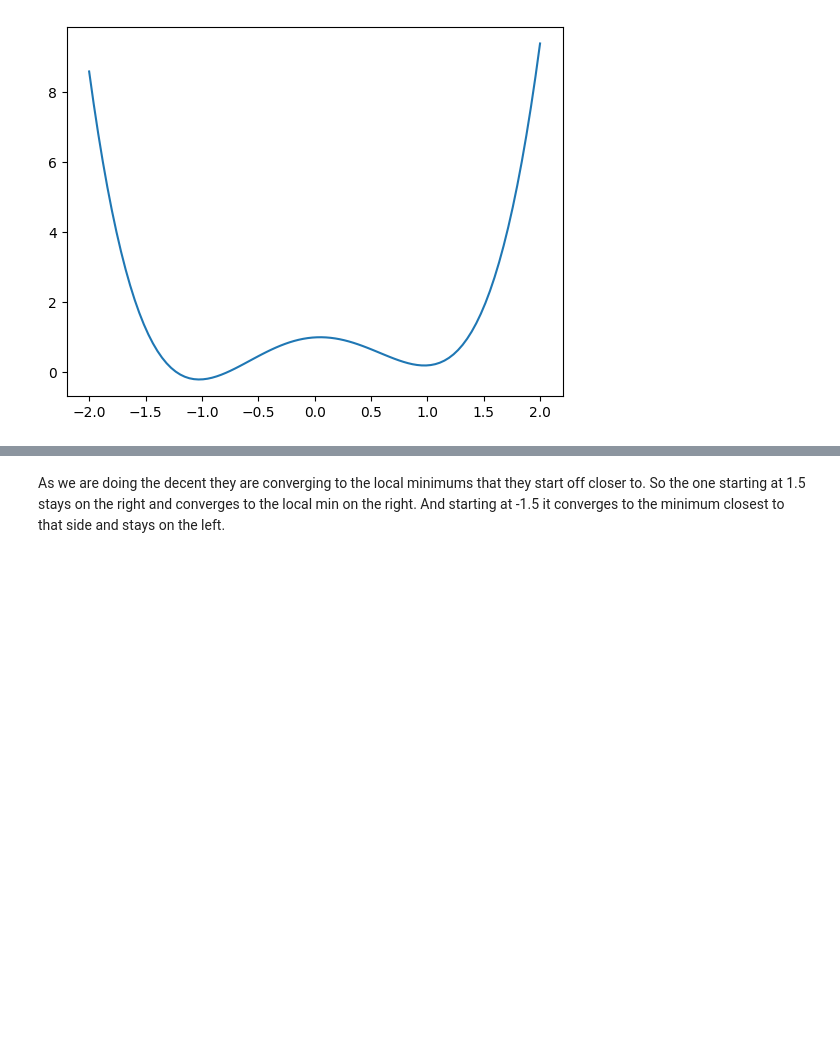
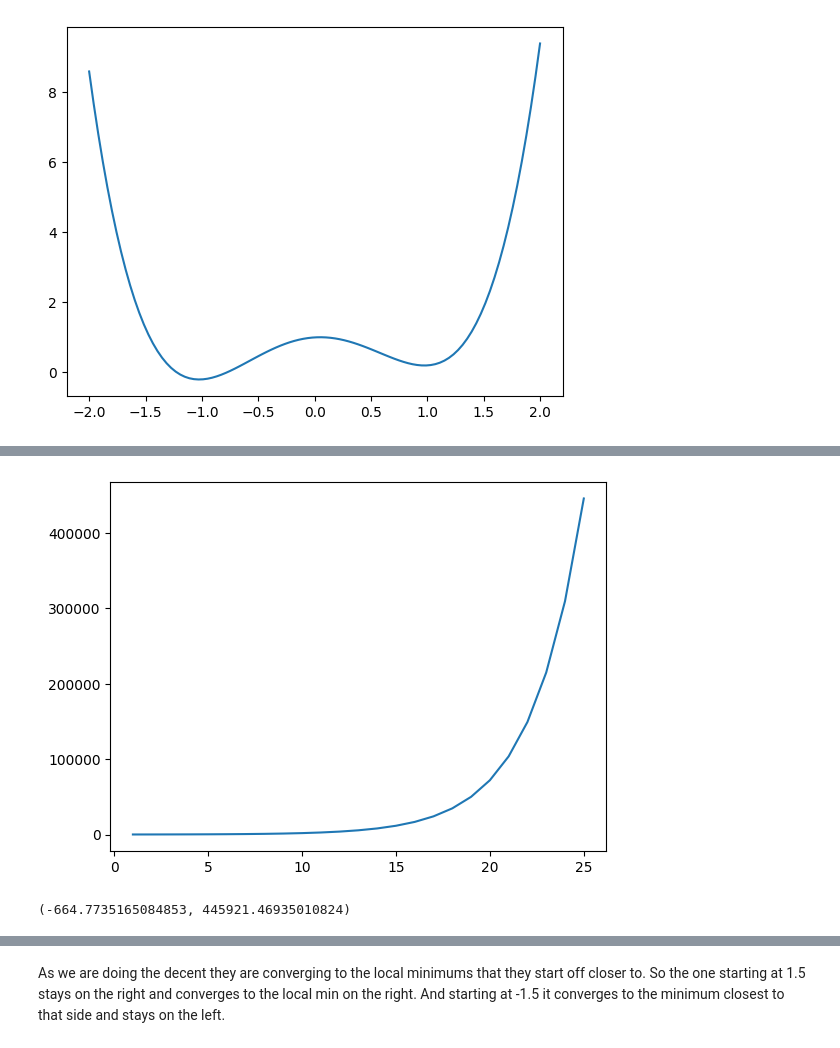
Before and after one commit to brko5178/MathFound, a Jupyter notebook: Assignment2.ipynb, the cells around one changed output, grey strips where cells are left out. Saved outputs shown, nothing was run; the diff lists cells and outputs as text; code cells hidden in the pictures; blank space fills up the shorter version.

```diff
--- a/Assignment2.ipynb
+++ b/Assignment2.ipynb
@@ -69,0 +86,5 @@ subder(-1.5, 0.05, 500)
+# %%
+gradient_decent2(10, 1.1)
+# %% [output]
+[figure, added]
+(-664.7735165084853, 445921.46935010824)
```
Also changed, not shown: parts of 15 cells of this notebook.
